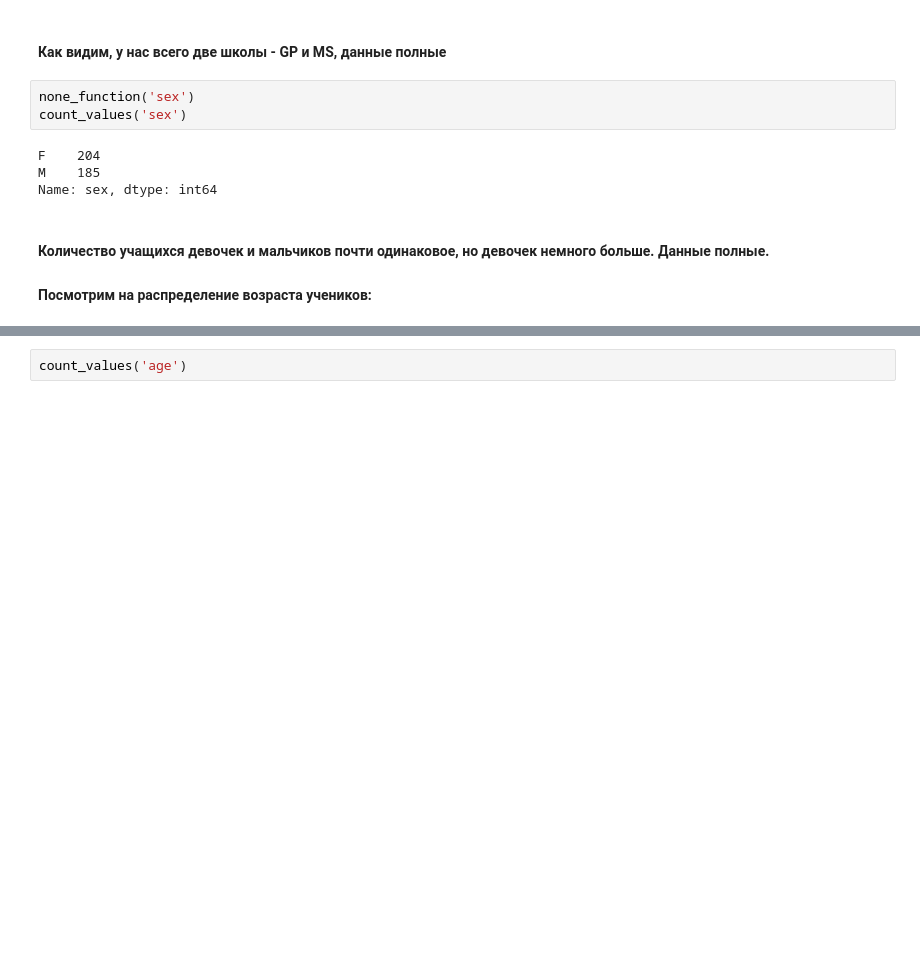
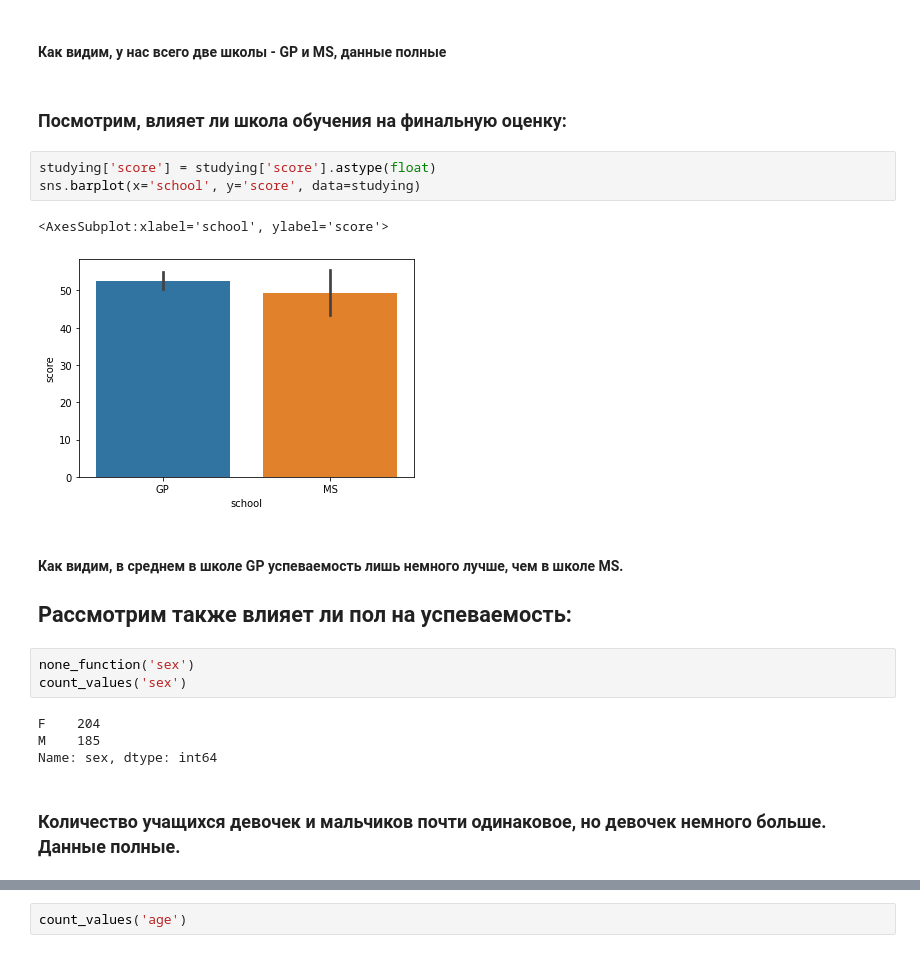
Before and after one commit to novikaj/AlinaProjects, a Jupyter notebook: module_2/0_project_2_EDA.ipynb, the cells around one changed output, grey strips where cells are left out. Drawn from its saved outputs; the diff is of its cells as text; blank space fills up the shorter version.

```diff
--- a/module_2/0_project_2_EDA.ipynb
+++ b/module_2/0_project_2_EDA.ipynb
@@ -81,6 +105,18 @@ MS     45
 Name: school, dtype: int64
 # %% [markdown]
 #### Как видим, у нас всего две школы - GP и MS, данные полные
+# %% [markdown]
+### Посмотрим, влияет ли школа обучения на финальную оценку:
+# %%
+studying['score'] = studying['score'].astype(float)
+sns.barplot(x='school', y='score', data=studying)
+# %% [output]
+<AxesSubplot:xlabel='school', ylabel='score'>
+[figure, added]
+# %% [markdown]
+#### Как видим, в среднем в школе GP успеваемость лишь немного лучше, чем в школе MS.
+
+## Рассмотрим также влияет ли пол на успеваемость:
 # %%
 none_function('sex')
 count_values('sex')
@@ -89,6 +125,4 @@ F    204
 M    185
 Name: sex, dtype: int64
 # %% [markdown]
-#### Количество учащихся девочек и мальчиков почти одинаковое, но девочек немного больше. Данные полные.
-
-#### Посмотрим на распределение возраста учеников:
+### Количество учащихся девочек и мальчиков почти одинаковое, но девочек немного больше. Данные полные.
```
Also changed, not shown: parts of 121 cells of this notebook.
